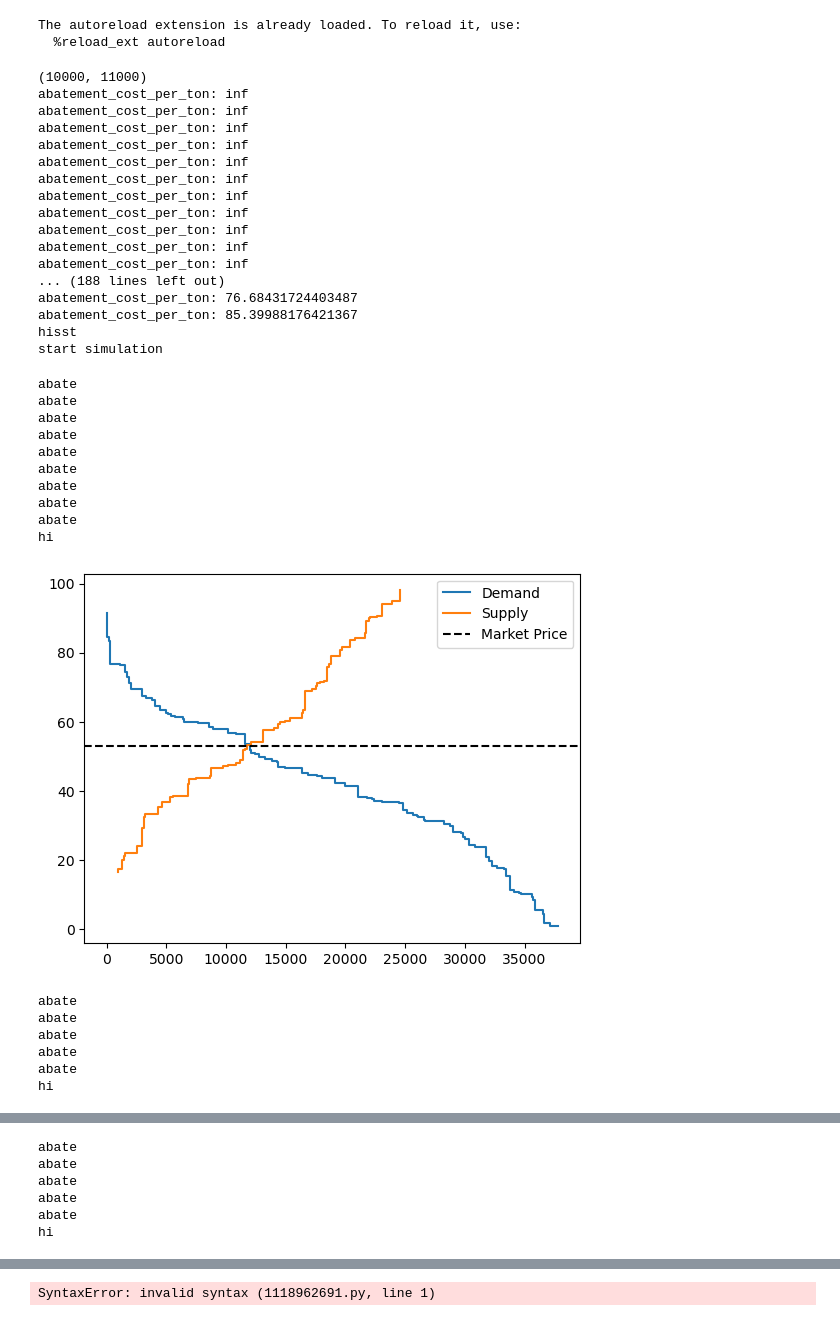
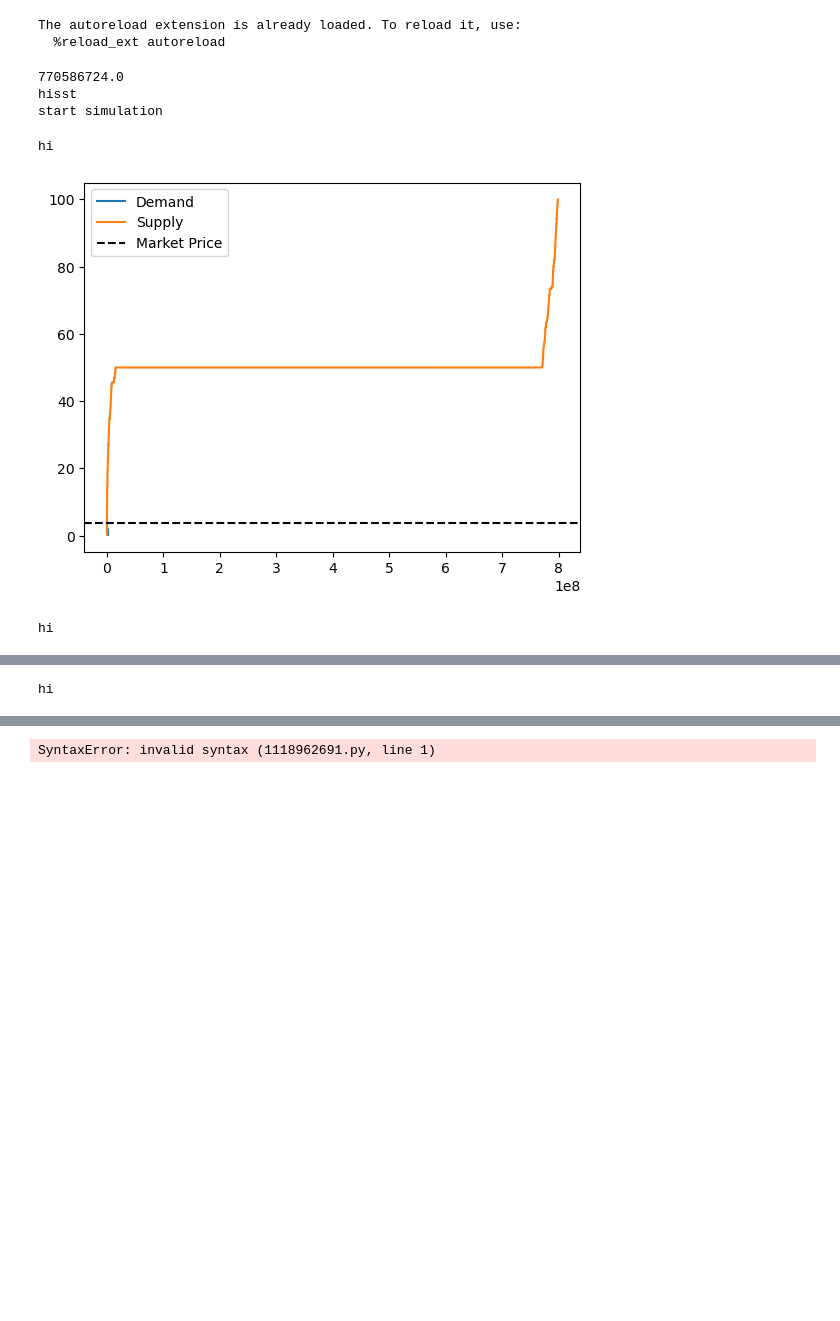
Before and after one commit to haberger/ModSimETS, a Jupyter notebook: modsim.ipynb, the cells around one changed output, grey strips where cells are left out. Drawn from its saved outputs; the diff is of its cells as text; code cells hidden in the pictures; blank space fills up the shorter version.

```diff
--- a/modsim.ipynb
+++ b/modsim.ipynb
@@ -47,12 +47,23 @@ def init_eu(emission_rate_noise=0.1, expected_emission_noise=0.1):
         agents.append(CompanyAgent(
             training_data[i][1],
             training_data[i][0],
-            0.0,
-            1000000,
-            activate_abatement=False,
-            emission_rate_noise=0.1,
-            expected_emission_noise=0.1,
+            np.random.uniform(0, 100),
+            np.random.uniform(0, 100),
+            activate_abatement=True,
+            emission_rate_noise=training_data[i][1]*np.random.uniform(0.01, 0.01)/365,
+            expected_emission_noise=training_data[i][1]*0.1,
             advanced_trading=True))
+    expected_emissions = np.array(training_data)[:, 1].sum() - np.array(training_data)[:, 0].sum()
+    print(expected_emissions)
+    agents.append(CompanyAgent(
+        0,
+        0.98*expected_emissions,
+        0,
+        100,
+        0,
+        0,
+        False,
+        False))
 
     return agents
 # %%
@@ -245,61 +256,37 @@ if state == "random_uniform":
     agents += selling_agents
     agents += buying_agents
 
 
 if state == "eu":
     agents = init_eu()
 
 
 env = Environment(5, agents, mode="seller_preferred")
 print("start simulation")
 for i in tqdm.tqdm(range(365)):
     if i < 3:# or (i > 188 and i < 193):
         env.update(plot=True)
     else:
         env.update(plot=False)
+    if i%10 == 0:
+        mean = np.random.uniform(0.5, 1.5)
+        for agent in env.agents:
+            agent.emission_rate = max(0, agent.emission_rate*np.random.normal(mean, 0.3))
 
 for agent in env.agents:
     env.track_agent_state(agent)
 
 
 trade_df = pd.DataFrame(env.trade_hist_dict)
 market_df = pd.DataFrame(env.market_hist_dict)
 agent_df = pd.DataFrame(env.agent_hist_dict)
 
 #join the two dataframes on days
 df = pd.merge(trade_df, market_df, how = "right", on="day")
 # %% [output]
-(10000, 11000)
-abatement_cost_per_ton: inf
-abatement_cost_per_ton: inf
-abatement_cost_per_ton: inf
-abatement_cost_per_ton: inf
-abatement_cost_per_ton: inf
-abatement_cost_per_ton: inf
-abatement_cost_per_ton: inf
-abatement_cost_per_ton: inf
-abatement_cost_per_ton: inf
-abatement_cost_per_ton: inf
-abatement_cost_per_ton: inf
-... (188 lines left out)
-abatement_cost_per_ton: 76.68431724403487
-abatement_cost_per_ton: 85.39988176421367
+770586724.0
 hisst
 start simulation
-abate
-abate
-abate
-abate
-abate
-abate
-abate
-abate
-abate
 hi
-[figure, old version]
+[figure, new version]
-abate
-abate
-abate
-abate
-abate
 hi
@@ -307,6 +294 @@ hi
-abate
-abate
-abate
-abate
-abate
 hi
```
Also changed, not shown: parts of 7 cells of this notebook, 1 other file.
